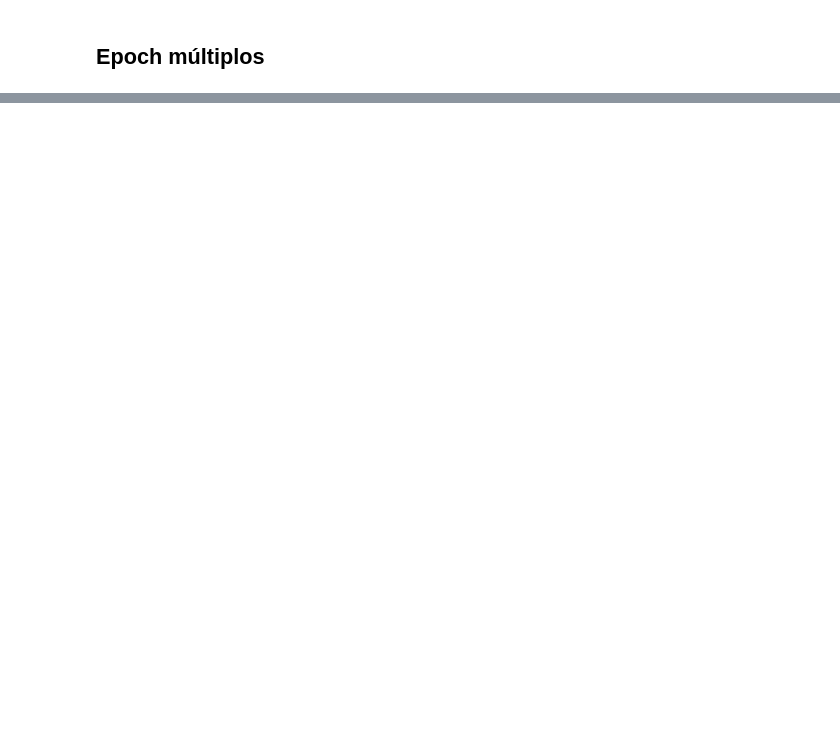
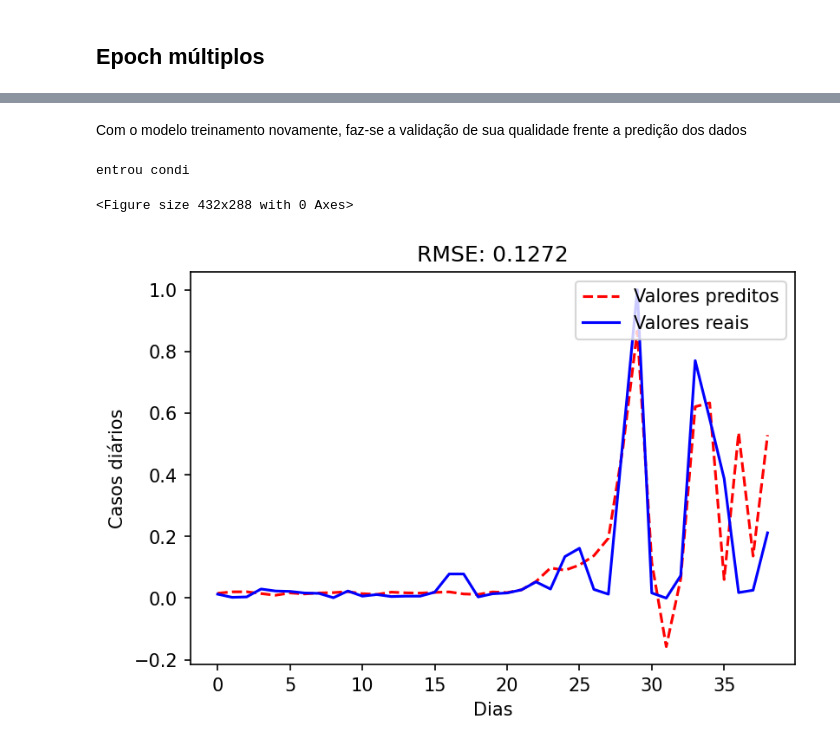
Before and after one commit to cmath-covid/trabalho-grupo-azul-CAP239, a Jupyter notebook: 5_lstm_soc/4_GrupoAzul_Exercicio5LSTM_Niteroi.ipynb, the cells around one changed output, grey strips where cells are left out. Cells and saved outputs as stored; diff of their text form; code cells hidden in the pictures; blank space fills up the shorter version.

```diff
--- a/5_lstm_soc/4_GrupoAzul_Exercicio5LSTM_Niteroi.ipynb
+++ b/5_lstm_soc/4_GrupoAzul_Exercicio5LSTM_Niteroi.ipynb
@@ -453,0 +589,12 @@ Epoch 4/4
+# %% [markdown]
+Com o modelo treinamento novamente, faz-se a validação de sua qualidade frente a predição dos dados
+# %%
+# pontos de entrada
+n_entrada = 20
+# pontos de saida
+n_saida = 7
+general_score = geraValidacao("Niteroi", "Modelo_Niteroi_winner", n_entrada, n_saida)
+# %% [output]
+entrou condi
+<Figure size 432x288 with 0 Axes>
+[figure, added]
```
Also changed, not shown: parts of 14 cells of this notebook, 1 other file.
